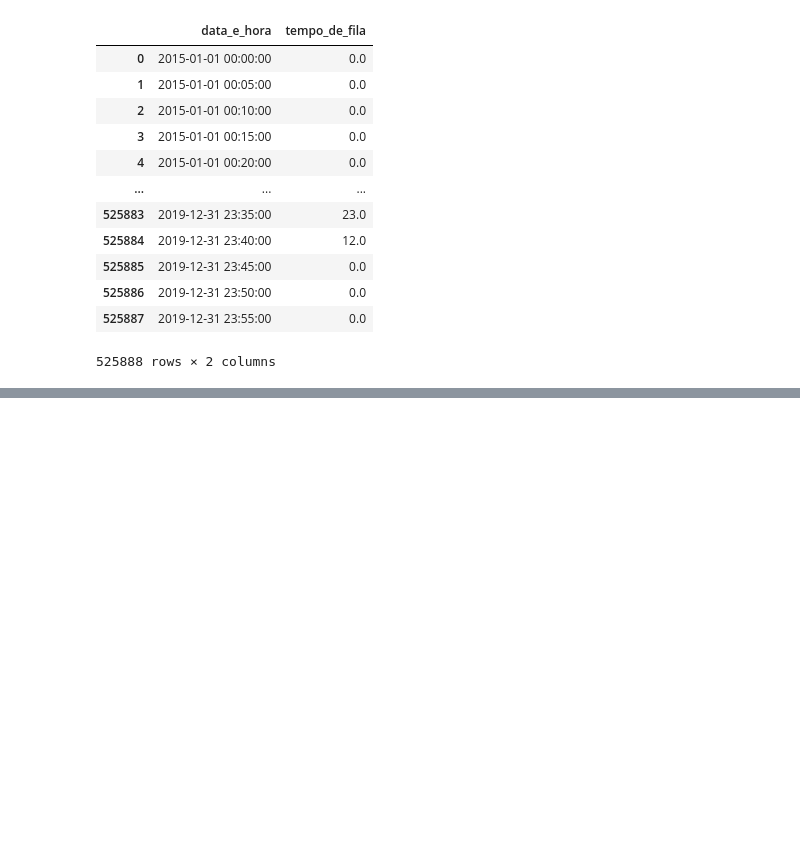
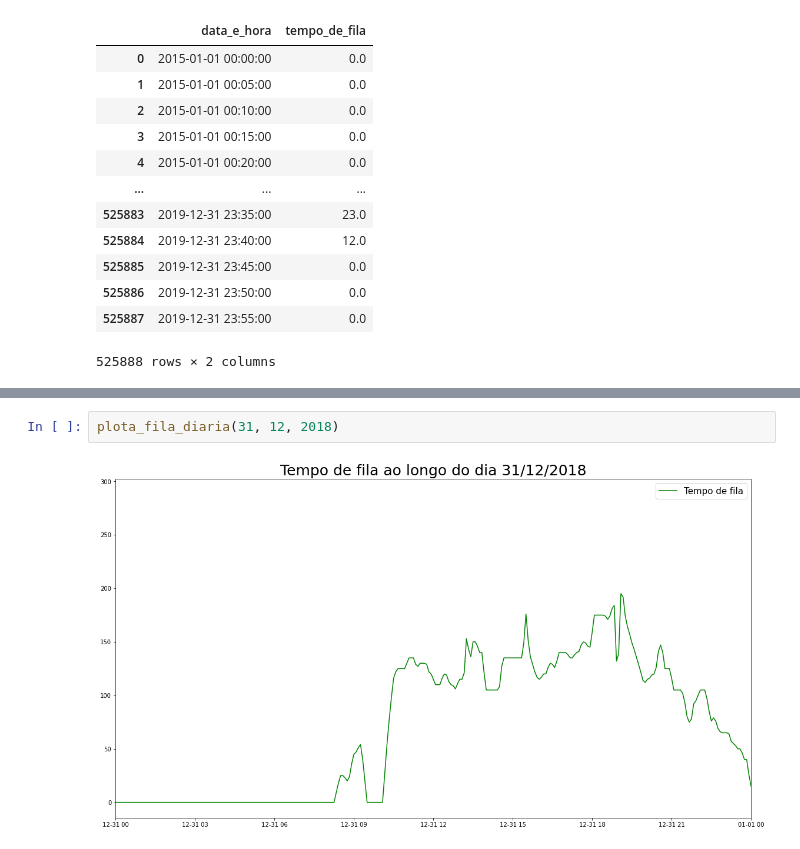
Before and after one commit to LuisFTacla/WDW_Attendance_Calculator, a Jupyter notebook: Analise_Rock_n_Roller_Coaster.ipynb, the cells around one changed output, grey strips where cells are left out. Cells and saved outputs as stored; diff of their text form; blank space fills up the shorter version.

```diff
--- a/Analise_Rock_n_Roller_Coaster.ipynb
+++ b/Analise_Rock_n_Roller_Coaster.ipynb
@@ -464,0 +507,4 @@ RocknRollerCoaster
+# %%
+plota_fila_diaria(31, 12, 2018)
+# %% [output]
+[figure, added]
```
Also changed, not shown: parts of 37 cells of this notebook.
